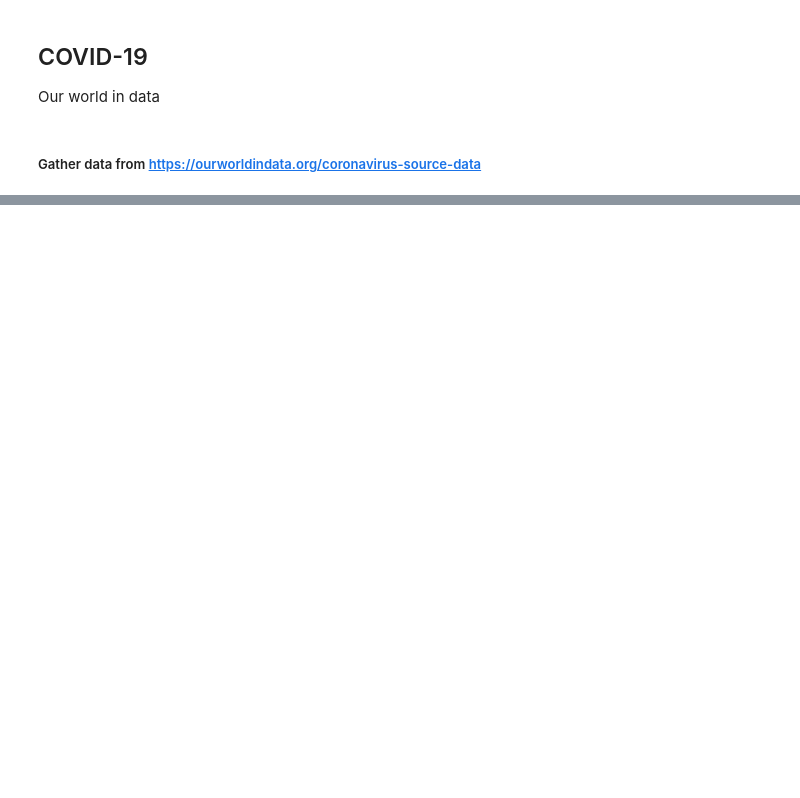
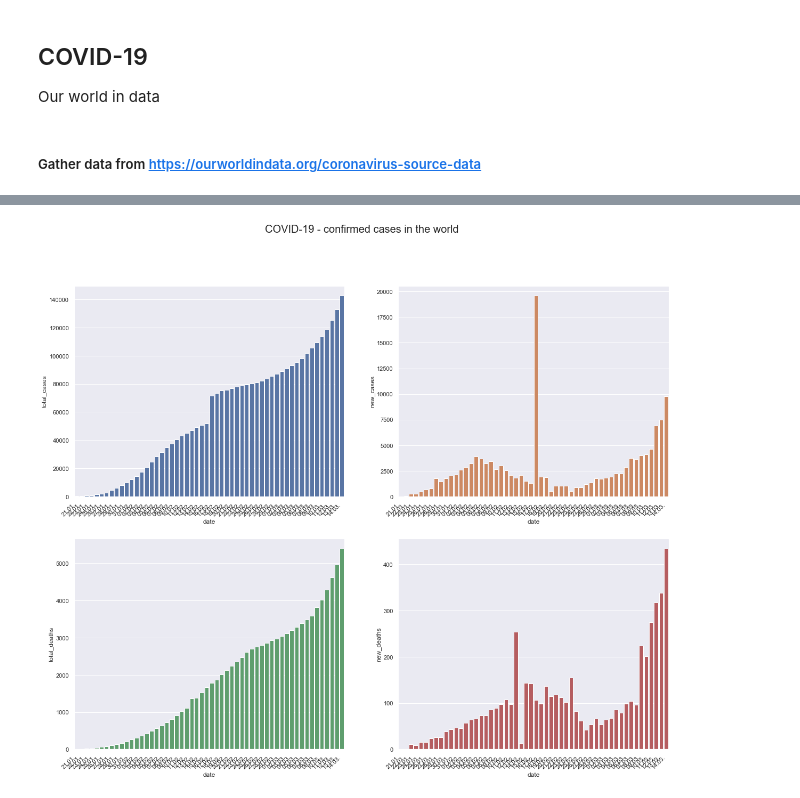
Before and after one commit to normannexo/COVID-19, a Jupyter notebook: covid19_ourworldindata.ipynb, the cells around one changed output, grey strips where cells are left out. Drawn from its saved outputs; the diff is of its cells as text; code cells hidden in the pictures; blank space fills up the shorter version.

```diff
--- a/covid19_ourworldindata.ipynb
+++ b/covid19_ourworldindata.ipynb
@@ -8,6 +8,7 @@ import numpy as np
 import matplotlib.pyplot as plt
 import seaborn as sns
 %matplotlib inline
+sns.set()
 # %% [markdown]
 ##### Gather data from  https://ourworldindata.org/coronavirus-source-data
 # %%
@@ -48,0 +34,4 @@ df_world
+# %%
+thresh = 100
+df_world['days'] = df_world.groupby(level=[0,1]).filter(lambda x: x['total_cases']>thresh).groupby(level=0).cumcount() + 1
+df_world
@@ -48,0 +53,4 @@ df_world
+# %%
+df
+df_world['days'] = df_world.groupby(level=0).cumcount() + 1
+df_world
@@ -48,0 +72,11 @@ df_world
+# %%
+fig, ax = plt.subplots(2,2,figsize=(20,16))
+df_plot_data = df_world.loc['World']
+for i, ctype in enumerate(['total_cases', 'new_cases', 'total_deaths', 'new_deaths'], 1):
+    plt.subplot(2,2,i)
+    ax = sns.barplot(data=df_plot_data, x=df_plot_data.index, y=ctype, color=str('C' + str(i-1)))
+    xticks = [xdate.strftime('%d.%m.') for xdate in df_plot_data.index]
+    _ =ax.set_xticklabels(xticks, rotation=45, ha='right')
+_ = plt.suptitle('COVID-19 - confirmed cases in the world',fontsize=20)
+# %% [output]
+[figure, added]
```
Also changed, not shown: parts of 6 cells of this notebook, 3 other files.
